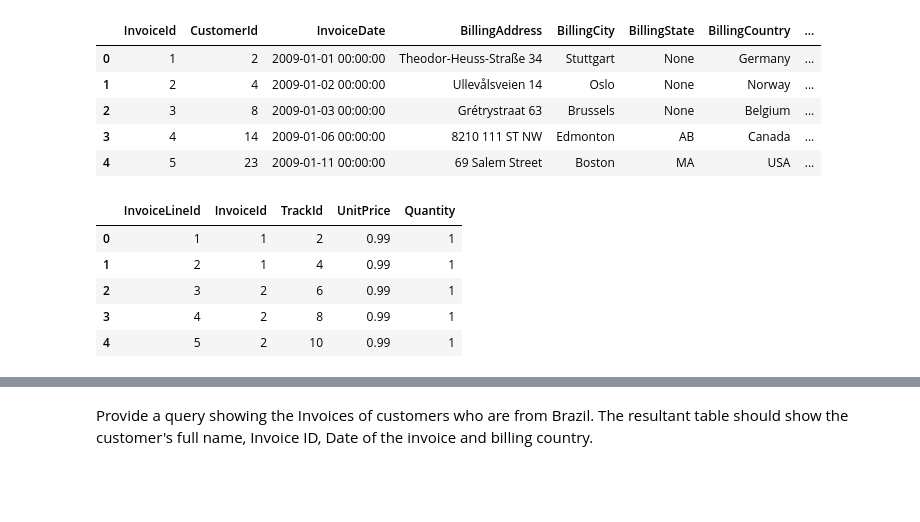
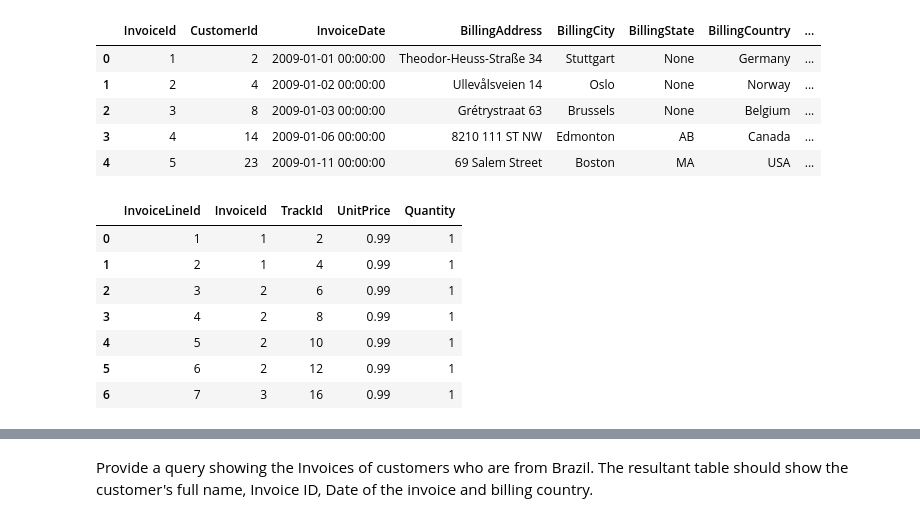
Before and after one commit to smileschen/2019-sp-stats131, a Jupyter notebook: 09-02.ipynb, the cells around one changed output, grey strips where cells are left out. Saved outputs shown, nothing was run; the diff lists cells and outputs as text; code cells hidden in the pictures; blank space fills up the shorter version.

```diff
--- a/09-02.ipynb
+++ b/09-02.ipynb
@@ -66,17 +66,19 @@ pd.read_sql_query(command, engine)
 # %%
 command = '''
 SELECT *
 FROM InvoiceLine
-LIMIT 5
+LIMIT 7
 '''
 pd.read_sql_query(command, engine)
 # %% [output]
 |  | InvoiceLineId | InvoiceId | TrackId | UnitPrice | Quantity |
 | 0 | 1 | 1 | 2 | 0.99 | 1 |
 | 1 | 2 | 1 | 4 | 0.99 | 1 |
 | 2 | 3 | 2 | 6 | 0.99 | 1 |
 | 3 | 4 | 2 | 8 | 0.99 | 1 |
 | 4 | 5 | 2 | 10 | 0.99 | 1 |
+| 5 | 6 | 2 | 12 | 0.99 | 1 |
+| 6 | 7 | 3 | 16 | 0.99 | 1 |
 # %%
 command = '''
 SELECT *
```
Also changed, not shown: parts of 9 cells of this notebook.
